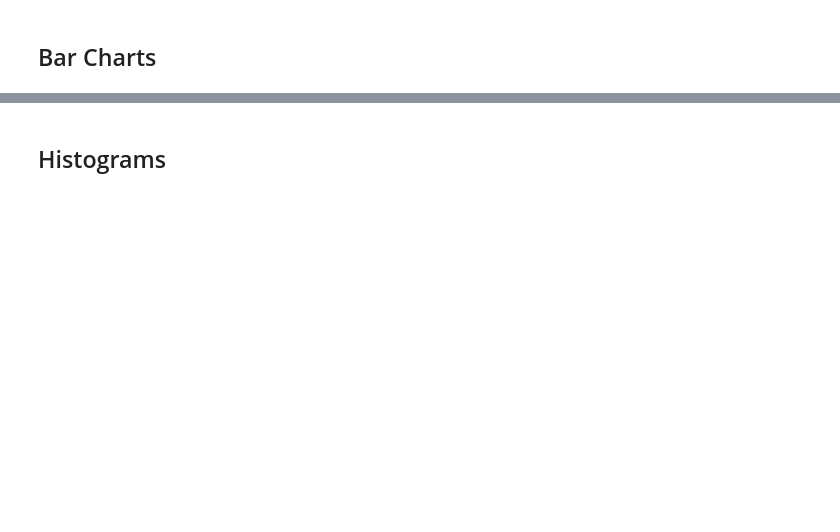
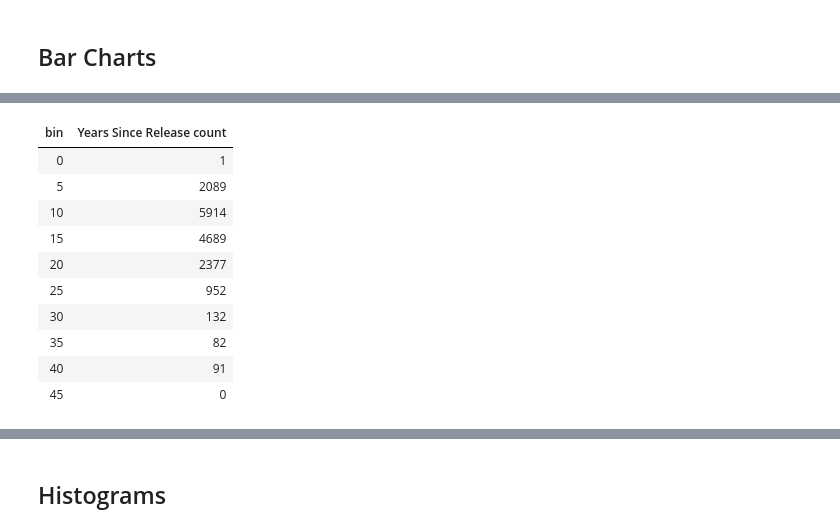
Before and after one commit to awar2170/STOR_120, a Jupyter notebook: Unit3_PythonBasics_Manipulate_Visualize_Data/Lecture Notes/STOR 120 - Lecture 08.ipynb, the cells around one changed output, grey strips where cells are left out. Saved outputs shown, nothing was run; the diff lists cells and outputs as text; code cells hidden in the pictures; blank space fills up the shorter version.

```diff
--- a/Unit3_PythonBasics_Manipulate_Visualize_Data/Lecture Notes/STOR 120 - Lecture 08.ipynb
+++ b/Unit3_PythonBasics_Manipulate_Visualize_Data/Lecture Notes/STOR 120 - Lecture 08.ipynb
@@ -60,4 +185,16 @@ vgsales.sort('Years Since Release', descending=True)
 # %%
-vgsales.bin('Years Since Release', bins = np.arange(0, 45, 5))
+vgsales.bin('Years Since Release', bins = np.arange(0, 50, 5))
+# %% [output]
+| bin | Years Since Release count |
+| 0 | 1 |
+| 5 | 2089 |
+| 10 | 5914 |
+| 15 | 4689 |
+| 20 | 2377 |
+| 25 | 952 |
+| 30 | 132 |
+| 35 | 82 |
+| 40 | 91 |
+| 45 | 0 |
 # %%
 vgsales.bin('Years Since Release', bins = np.arange(0, 21, 5))
```
Also changed, not shown: parts of 29 cells of this notebook, 2 other files.
